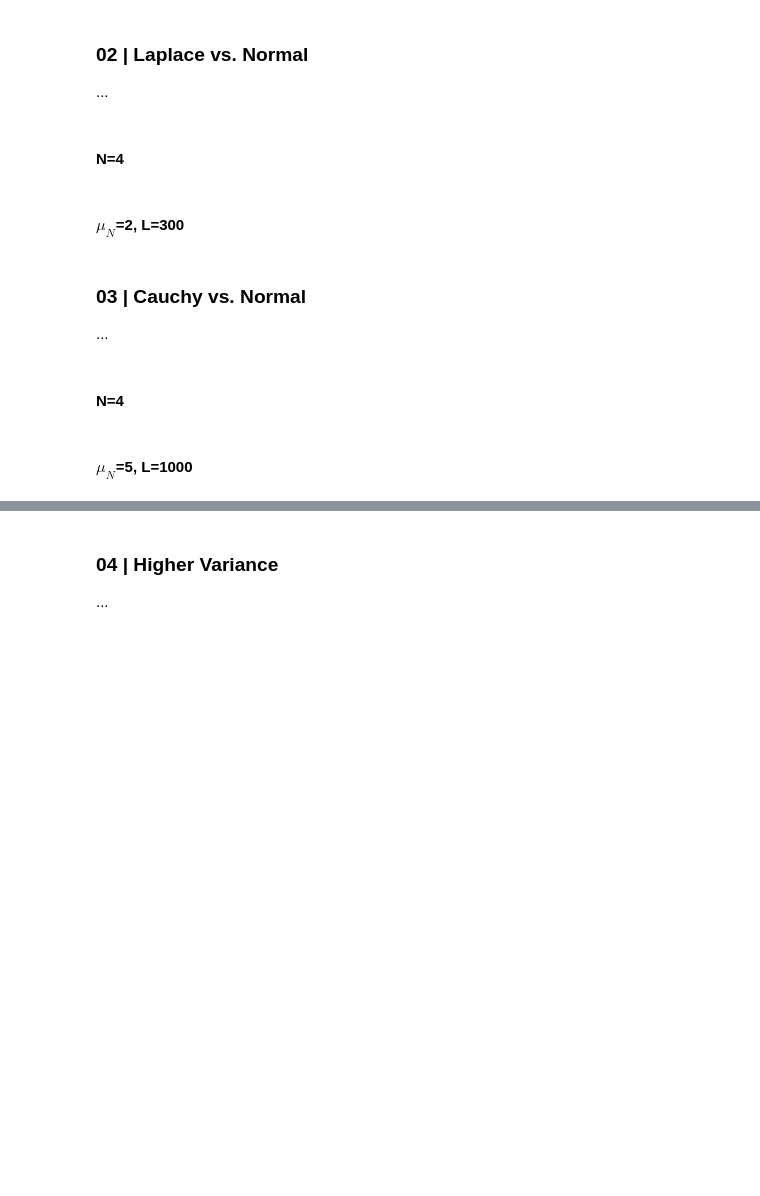
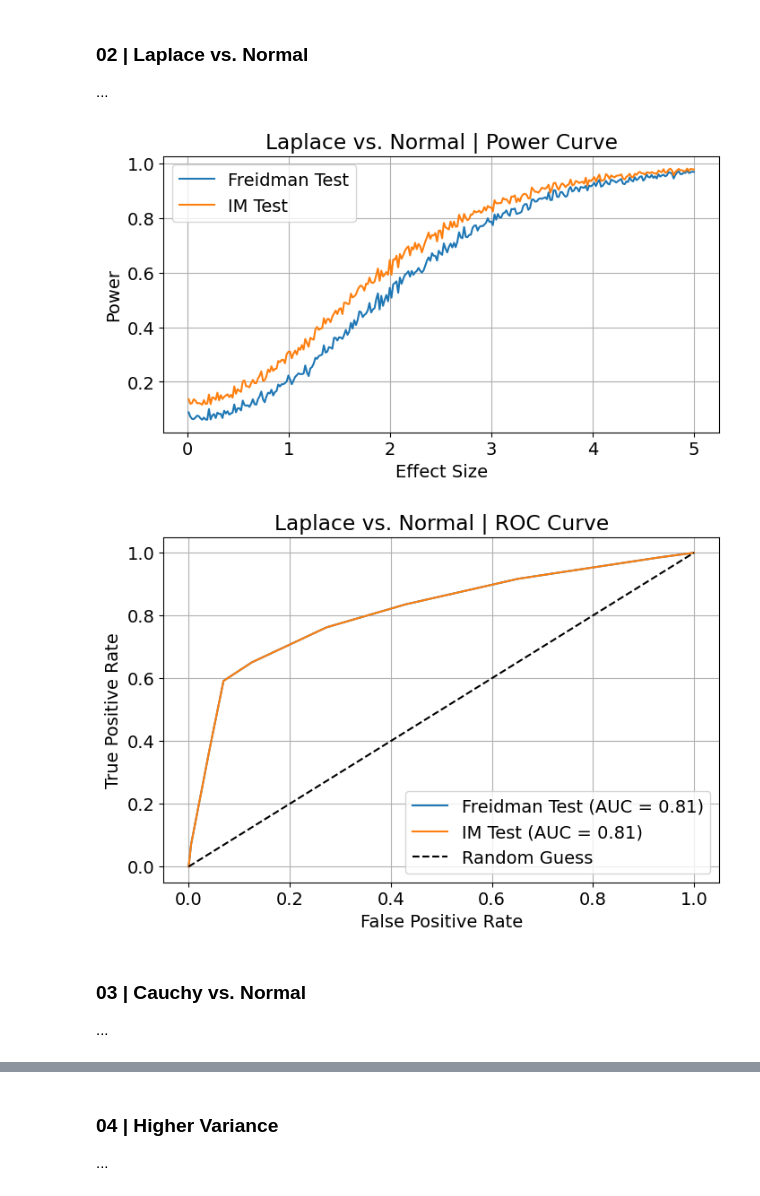
Before and after one commit to djm3622/stat345, a Jupyter notebook: Project/project.ipynb, the cells around one changed output, grey strips where cells are left out. Drawn from its saved outputs; the diff is of its cells as text; code cells hidden in the pictures; blank space fills up the shorter version.

```diff
--- a/Project/project.ipynb
+++ b/Project/project.ipynb
@@ -201,5 +187,3 @@ run_experiment(effect_size, x_i_j_k, 'Normal vs. Normal')
 ### 02 | Laplace vs. Normal
 
 ...
-# %% [markdown]
-#### N=4
@@ -217,19 +190,18 @@ run_experiment(effect_size, x_i_j_k, 'Laplace vs. Normal', alt='laplace')
-# %% [markdown]
-#### $\mu_N$=2, L=300
 # %%
-effect_size = np.linspace(0.1, 2.0, 300)
+effect_size = np.linspace(0.01, 5.0, 300)
 n=4
 
 x_1 = np.array([stats.laplace(e, 1).rvs(n) for e in effect_size])
 x_2 = stats.norm(0, 1).rvs(effect_size.shape+(n,))
 x_3 = stats.norm(0, 1).rvs(effect_size.shape+(n,))
 
 x_i_j_k = np.array([x_1, x_2, x_3])
 
 run_experiment(effect_size, x_i_j_k, 'Laplace vs. Normal', alt='laplace')
+# %% [output]
+[figure, added]
+[figure, added]
 # %% [markdown]
 ### 03 | Cauchy vs. Normal
 
 ...
-# %% [markdown]
-#### N=4
@@ -247,3 +208 @@ run_experiment(effect_size, x_i_j_k, 'Cauchy vs. Normal', alt='cauchy')
-# %% [markdown]
-#### $\mu_N$=5, L=1000
 # %%
```
Also changed, not shown: parts of 12 cells of this notebook, 1 other file.
